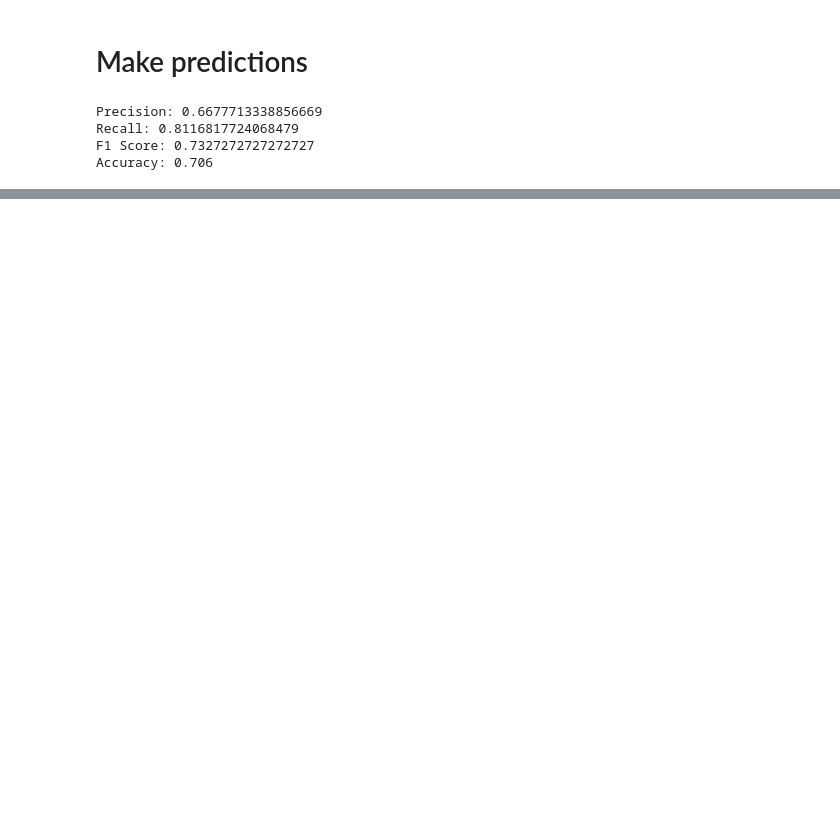
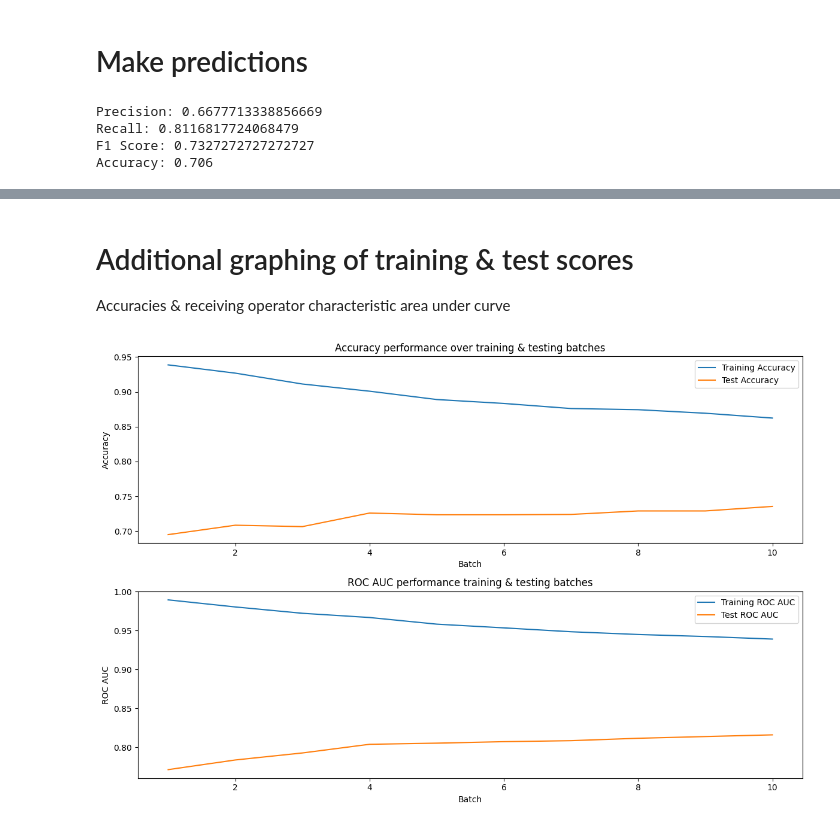
Before and after one commit to KiyonoKara/SNS-Sentiment-Analysis, a Jupyter notebook: sns_lr.ipynb, the cells around one changed output, grey strips where cells are left out. Cells and saved outputs as stored; diff of their text form; code cells hidden in the pictures; blank space fills up the shorter version.

```diff
--- a/sns_lr.ipynb
+++ b/sns_lr.ipynb
@@ -62,3 +71,7 @@ lr_model_2 = LogisticRegression(C=1, penalty='l2', multi_class='ovr')
 lr_model_2.fit(X_train_m, y_train)
 # %% [output]
 LogisticRegression(C=1, multi_class='ovr')
+# %%
+# Binomial, no tuning
+lr_model_3 = LogisticRegression(warm_start=True)
+lr_model_3.fit(X_train_b, y_train)
@@ -152,0 +186,51 @@ plt.show()
+# %% [markdown]
+# Additional graphing of training & test scores
+
+Accuracies & receiving operator characteristic area under curve
+# %%
+train_accuracies = []
+test_accuracies = []
+train_roc_aucs = []
+test_roc_aucs = []
+
+lr = lr_model_3
+
+# Train the model in batches and store performance
+for i in range(10):
+    lr.fit(X_train_b[:len(X_train_b.toarray()) // 10 * (i + 1)], y_train[:len(y_train) // 10 * (i + 1)])
+
+    # Compute performance metrics
+    train_acc = accuracy_score(y_train[:len(y_train) // 10 * (i + 1)], lr.predict(X_train_b[:len(X_train_b.toarray()) // 10 * (i + 1)]))
+    test_acc = accuracy_score(y_test, lr.predict(X_test_b.toarray()))
+    train_roc_auc = roc_auc_score(y_train[:len(y_train) // 10 * (i + 1)], lr.predict_proba(X_train_b.toarray()[:len(X_train_b.toarray()) // 10 * (i + 1)])[:, 1])
+    test_roc_auc = roc_auc_score(y_test, lr.predict_proba(X_test_b.toarray())[:, 1])
+
+    # Store performance metrics
+    train_accuracies.append(train_acc)
+    test_accuracies.append(test_acc)
+    train_roc_aucs.append(train_roc_auc)
+    test_roc_aucs.append(test_roc_auc)
+
+# Plot performance
+plt.figure(figsize=(12, 8))
+plt.subplot(2, 1, 1)
+plt.plot(range(1, 11), train_accuracies, label='Training Accuracy')
+plt.plot(range(1, 11), test_accuracies, label='Test Accuracy')
+plt.xlabel('Batch')
+plt.ylabel('Accuracy')
+plt.title('Accuracy performance over training & testing batches')
+plt.legend()
+plt.savefig('./graphs/lr_binomial_accuracy.png')
+
+plt.subplot(2, 1, 2)
+plt.plot(range(1, 11), train_roc_aucs, label='Training ROC AUC')
+plt.plot(range(1, 11), test_roc_aucs, label='Test ROC AUC')
+plt.xlabel('Batch')
+plt.ylabel('ROC AUC')
+plt.title('ROC AUC performance training & testing batches')
+plt.legend()
+plt.tight_layout()
+plt.savefig('./graphs/lr_binomial_roc_auc.png')
+plt.show()
+# %% [output]
+[figure, added]
```
Also changed, not shown: parts of 14 cells of this notebook, 3 other files.
